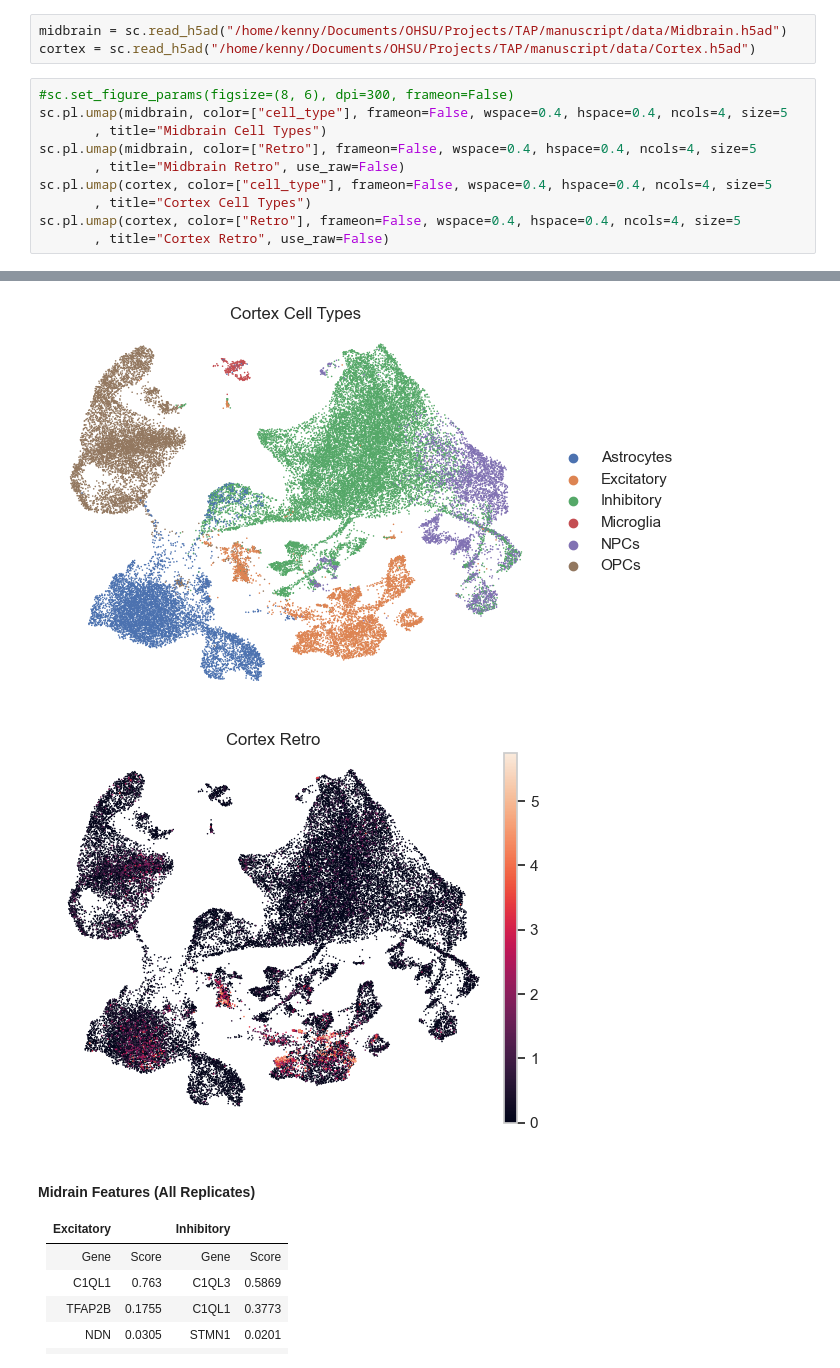
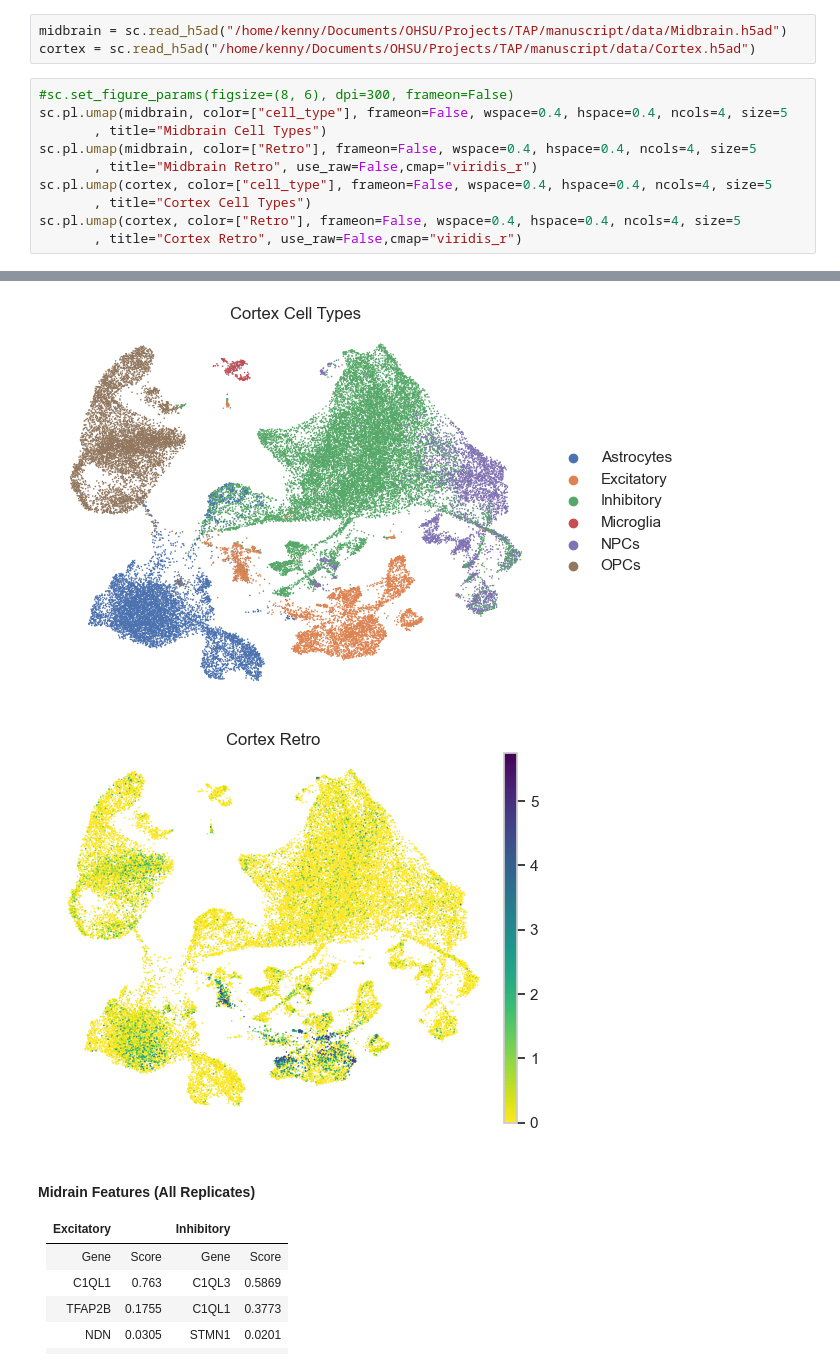
Before and after one commit to ArpiarSaundersLab/tap, a Jupyter notebook: manuscript/grant.ipynb, the cells around one changed output, grey strips where cells are left out. Cells and saved outputs as stored; diff of their text form.

```diff
--- a/manuscript/grant.ipynb
+++ b/manuscript/grant.ipynb
@@ -25,10 +25,10 @@ cortex = sc.read_h5ad("/home/kenny/Documents/OHSU/Projects/TAP/manuscript/data/C
 sc.pl.umap(midbrain, color=["cell_type"], frameon=False, wspace=0.4, hspace=0.4, ncols=4, size=5
 	   , title="Midbrain Cell Types")
 sc.pl.umap(midbrain, color=["Retro"], frameon=False, wspace=0.4, hspace=0.4, ncols=4, size=5
-	   , title="Midbrain Retro", use_raw=False)
+	   , title="Midbrain Retro", use_raw=False,cmap="viridis_r")
 sc.pl.umap(cortex, color=["cell_type"], frameon=False, wspace=0.4, hspace=0.4, ncols=4, size=5
 	   , title="Cortex Cell Types")
 sc.pl.umap(cortex, color=["Retro"], frameon=False, wspace=0.4, hspace=0.4, ncols=4, size=5
-	   , title="Cortex Retro", use_raw=False)
+	   , title="Cortex Retro", use_raw=False,cmap="viridis_r")
 # %% [output]
 [figure]
@@ -36,5 +36,5 @@ sc.pl.umap(cortex, color=["Retro"], frameon=False, wspace=0.4, hspace=0.4, ncols
 [figure]
-[figure, old version]
+[figure, new version]
 # %% [markdown]
 #### Midrain Features (All Replicates)
 | Excitatory         |        | Inhibitory        |        |
```
Also changed, not shown: parts of 5 cells of this notebook.
